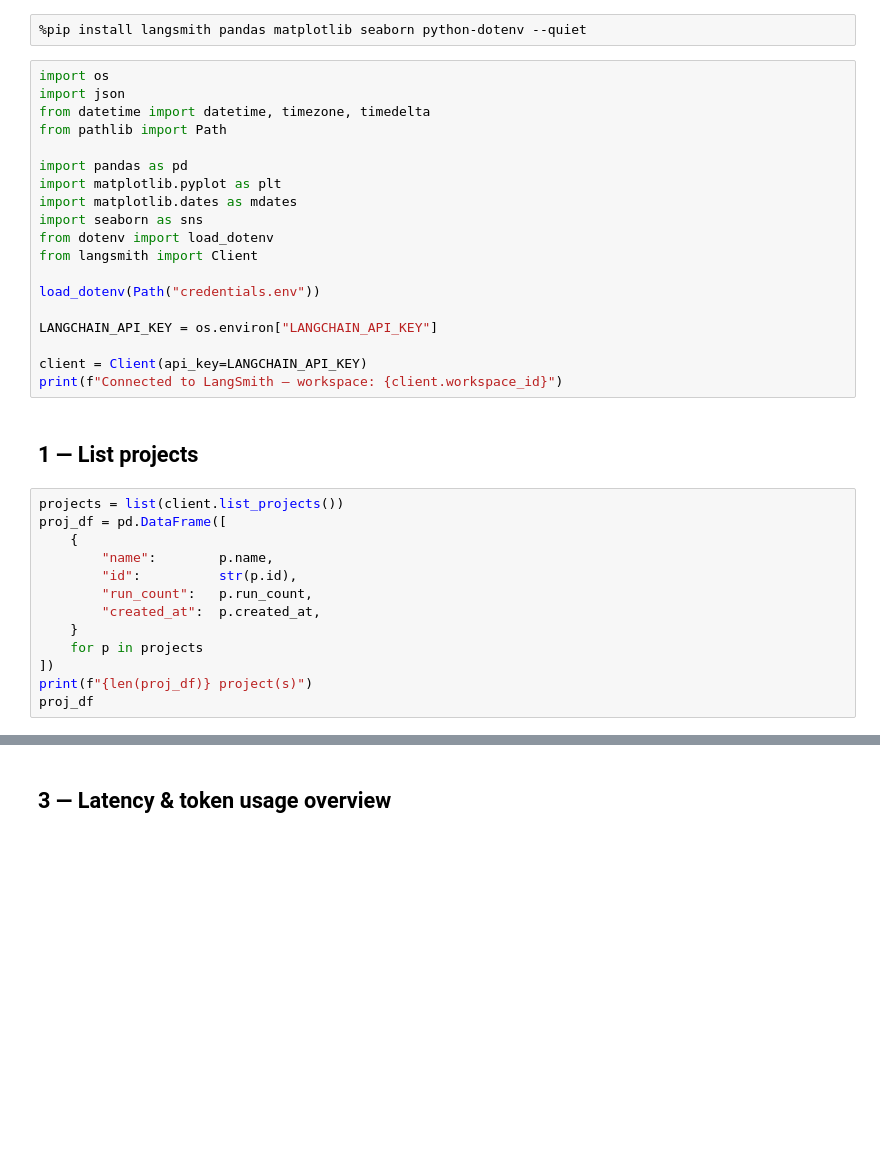
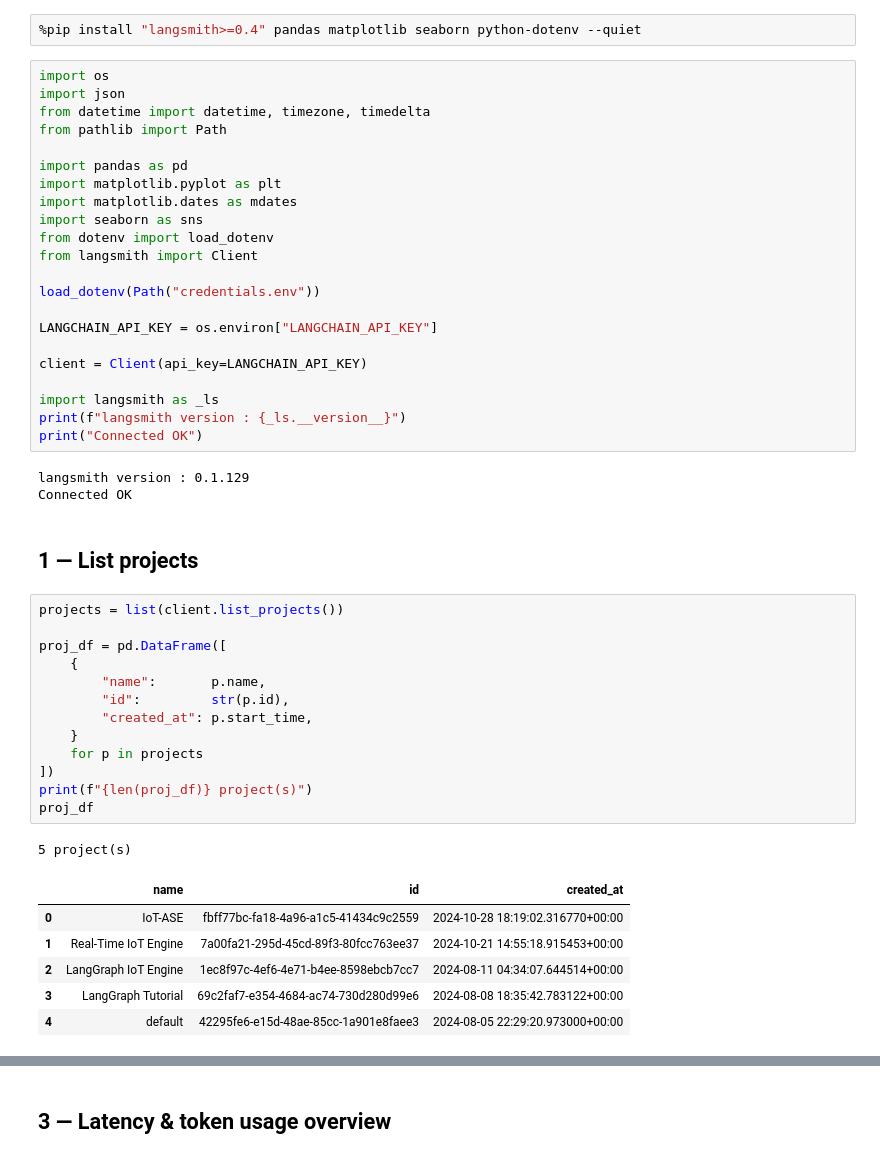
Before and after one commit to SensorsConnect/IoT-Agentic-Search-Engine, a Jupyter notebook: research/localelive_langsmith_explorer.ipynb, the cells around one changed output, grey strips where cells are left out. Drawn from its saved outputs; the diff is of its cells as text; blank space fills up the shorter version.

```diff
--- a/research/localelive_langsmith_explorer.ipynb
+++ b/research/localelive_langsmith_explorer.ipynb
@@ -18,5 +14,5 @@ Run the cell below first to install dependencies, then restart the kernel.
 # %%
-%pip install langsmith pandas matplotlib seaborn python-dotenv --quiet
+%pip install "langsmith>=0.4" pandas matplotlib seaborn python-dotenv --quiet
 # %%
 import os
 import json
@@ -35,20 +31,34 @@ load_dotenv(Path("credentials.env"))
 LANGCHAIN_API_KEY = os.environ["LANGCHAIN_API_KEY"]
 
 client = Client(api_key=LANGCHAIN_API_KEY)
-print(f"Connected to LangSmith — workspace: {client.workspace_id}")
+
+import langsmith as _ls
+print(f"langsmith version : {_ls.__version__}")
+print("Connected OK")
+# %% [output]
+langsmith version : 0.1.129
+Connected OK
 # %% [markdown]
 ## 1 — List projects
 # %%
 projects = list(client.list_projects())
+
 proj_df = pd.DataFrame([
     {
-        "name":        p.name,
-        "id":          str(p.id),
-        "run_count":   p.run_count,
-        "created_at":  p.created_at,
+        "name":       p.name,
+        "id":         str(p.id),
+        "created_at": p.start_time,
     }
     for p in projects
 ])
 print(f"{len(proj_df)} project(s)")
 proj_df
+# %% [output]
+5 project(s)
+|  | name | id | created_at |
+| 0 | IoT-ASE | fbff77bc-fa18-4a96-a1c5-41434c9c2559 | 2024-10-28 18:19:02.316770+00:00 |
+| 1 | Real-Time IoT Engine | 7a00fa21-295d-45cd-89f3-80fcc763ee37 | 2024-10-21 14:55:18.915453+00:00 |
+| 2 | LangGraph IoT Engine | 1ec8f97c-4ef6-4e71-b4ee-8598ebcb7cc7 | 2024-08-11 04:34:07.644514+00:00 |
+| 3 | LangGraph Tutorial | 69c2faf7-e354-4684-ac74-730d280d99e6 | 2024-08-08 18:35:42.783122+00:00 |
+| 4 | default | 42295fe6-e15d-48ae-85cc-1a901e8faee3 | 2024-08-05 22:29:20.973000+00:00 |
 # %%
```
Also changed, not shown: parts of 23 cells of this notebook.
